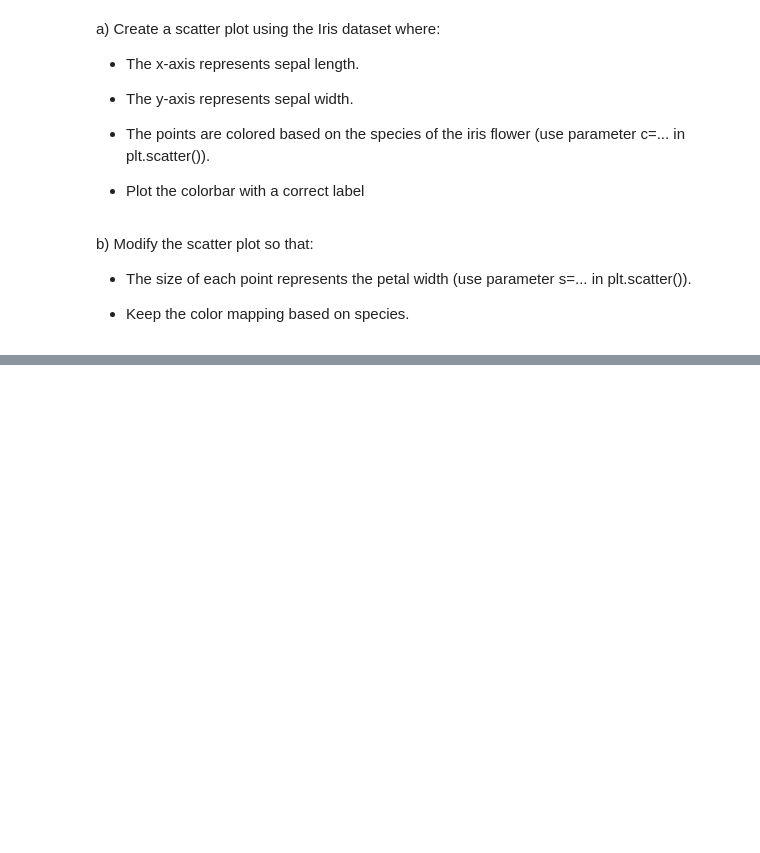
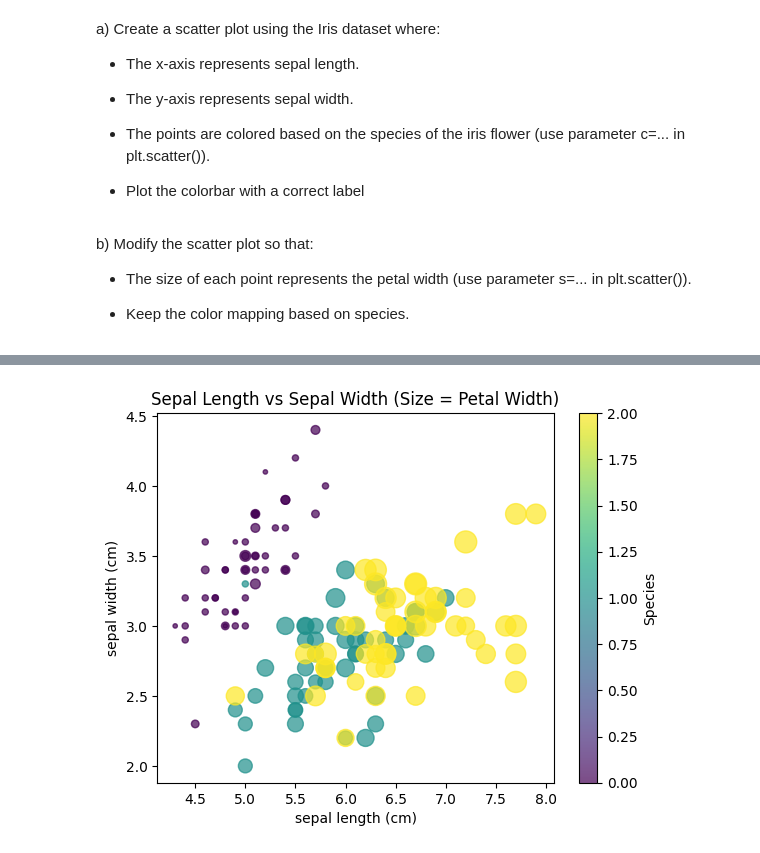
Before and after one commit to YuuneesIBH/KdG-DataScience2, a Jupyter notebook: Oefeningen/4- Matplotlib/04.02_EX.ipynb, the cells around one changed output, grey strips where cells are left out. Saved outputs shown, nothing was run; the diff lists cells and outputs as text; code cells hidden in the pictures; blank space fills up the shorter version.

```diff
--- a/Oefeningen/4- Matplotlib/04.02_EX.ipynb
+++ b/Oefeningen/4- Matplotlib/04.02_EX.ipynb
@@ -52,0 +132,13 @@ b) Modify the scatter plot so that:
+# %%
+#SOLUTION_START
+
+plt.scatter(iris['sepal length (cm)'], iris['sepal width (cm)'], c=iris['species'], s=100 * iris['petal width (cm)'], cmap='viridis', alpha=0.7)
+plt.xlabel('sepal length (cm)')
+plt.ylabel('sepal width (cm)')
+plt.title("Sepal Length vs Sepal Width (Size = Petal Width)")
+plt.colorbar(label='Species')
+plt.show()
+
+#SOLUTION_END
+# %% [output]
+[figure, added]
```
Also changed, not shown: parts of 6 cells of this notebook, 2 other files.
